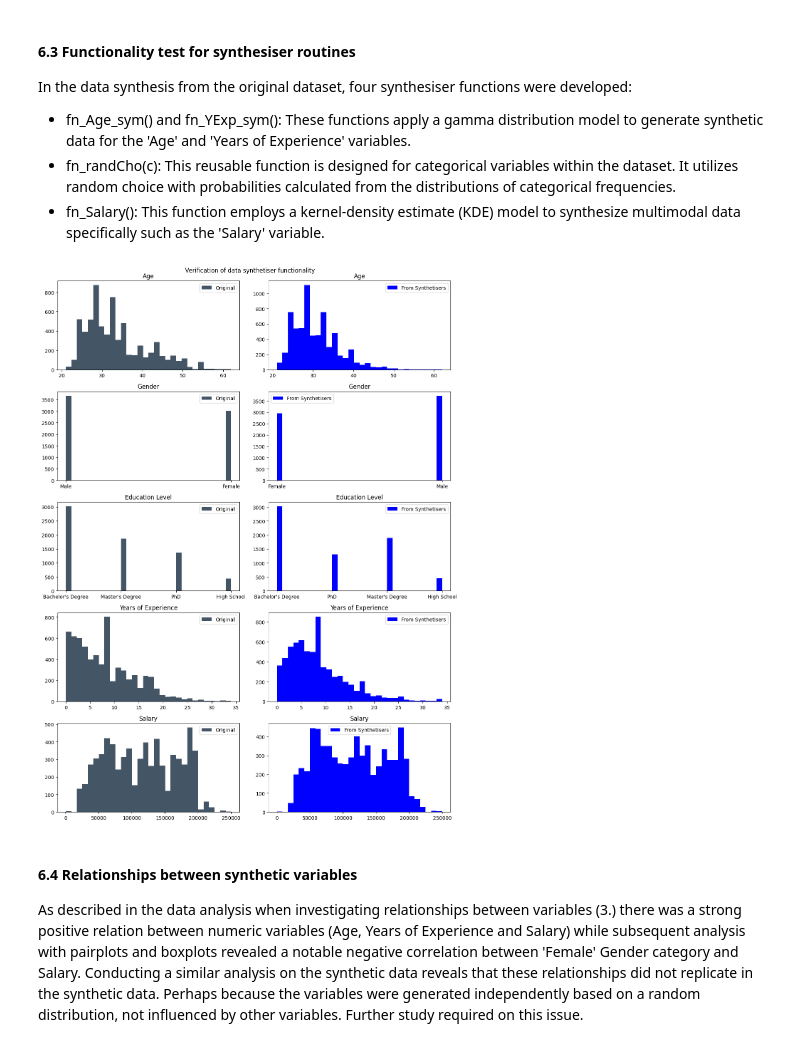
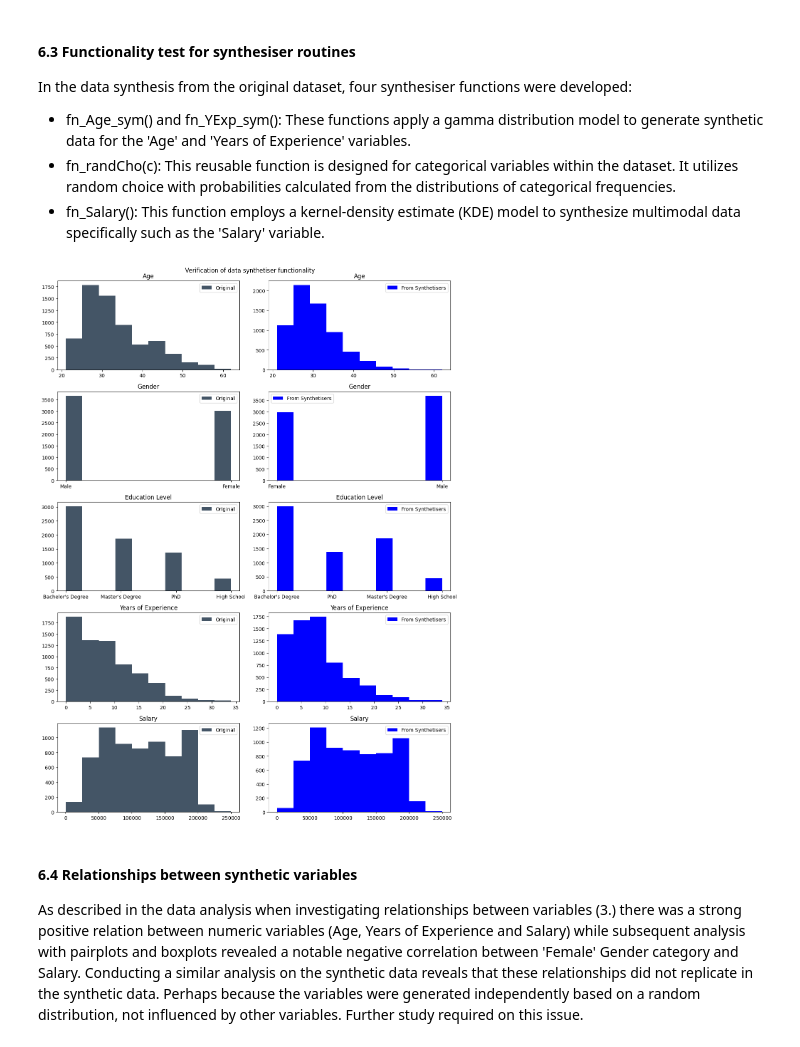
Before and after one commit to noyo0/ProgrammingForDataAnalysis, a Jupyter notebook: Project1/Project1.ipynb, the cells around one changed output. Drawn from its saved outputs; the diff is of its cells as text; code cells hidden in the pictures.

```diff
--- a/Project1/Project1.ipynb
+++ b/Project1/Project1.ipynb
@@ -830,11 +829,11 @@ rows=[0,1,2,3,4]
 #loop through each variable in their respective dataframe and draw histogram
 for i in range(len(c)):
     # original
-    axs[rows[i],0].hist(df[c[i]],bins=30,label="Original",color='#445566')
+    axs[rows[i],0].hist(df[c[i]],bins=10,label="Original",color='#445566')
     axs[rows[i],0].set_title(c[i])
     axs[rows[i],0].legend()
     # synthetic
-    axs[rows[i],1].hist(df_synth[cs[i]],bins=30,label="Synthetic",color='g')
+    axs[rows[i],1].hist(df_synth[cs[i]],bins=10,label="Synthetic",color='g')
     axs[rows[i],1].set_title(cs[i])
     axs[rows[i],1].legend()
 plt.tight_layout()
@@ -903,30 +902,30 @@ df_Ver['Salary']= fn_Salary()
 # %%
 # Draw comparison histograms from the newly generated synthetic dataframe
 
 # individual comparison of each varaible
 c=df.columns # get original column names
 cs=df_Ver.columns # get synthesised column names
 fig, axs = plt.subplots(5,2, figsize=(12,16))
 fig.suptitle('Verification of data synthetiser functionality',fontsize=12)
 #set grid coordinates for looped subplots
 rows=[0,1,2,3,4]
 #rows_sy=[0,0,1,1,2,2]
 
 #loop through numeric data and draw histogram + indicate mean
 for i in range(len(c)):
     # original
-    axs[rows[i],0].hist(df[c[i]],bins=30,label="Original",color='#445566')
+    axs[rows[i],0].hist(df[c[i]],bins=10,label="Original",color='#445566')
     axs[rows[i],0].set_title(c[i])
     axs[rows[i],0].legend()
     # synthetic
-    axs[rows[i],1].hist(df_Ver[cs[i]],bins=30,label="From Synthetisers",color='b')
+    axs[rows[i],1].hist(df_Ver[cs[i]],bins=10,label="From Synthetisers",color='b')
     axs[rows[i],1].set_title(cs[i])
     axs[rows[i],1].legend()
 
 plt.tight_layout() #keep the text from overlapping
 plt.show()
 # %% [output]
-[figure, old version]
+[figure, new version]
 # %% [markdown]
 #### 6.4 Relationships between synthetic variables
 
```
Also changed, not shown: parts of 25 cells of this notebook.
